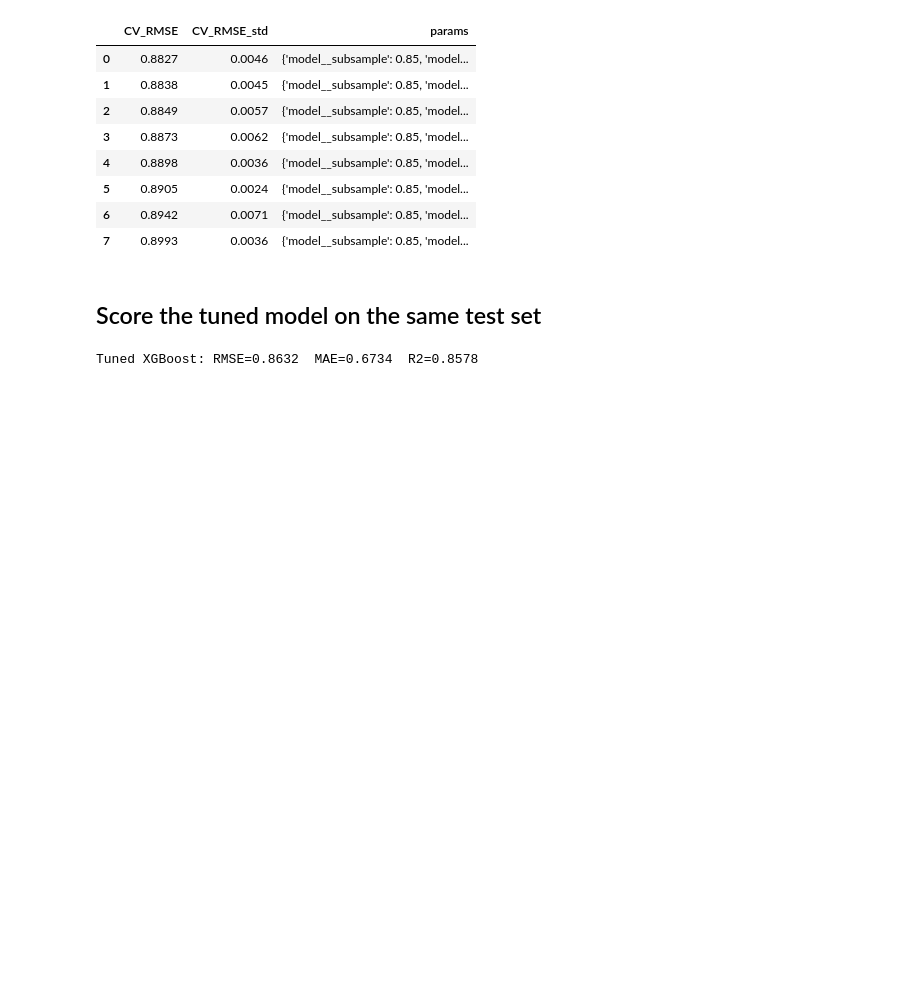
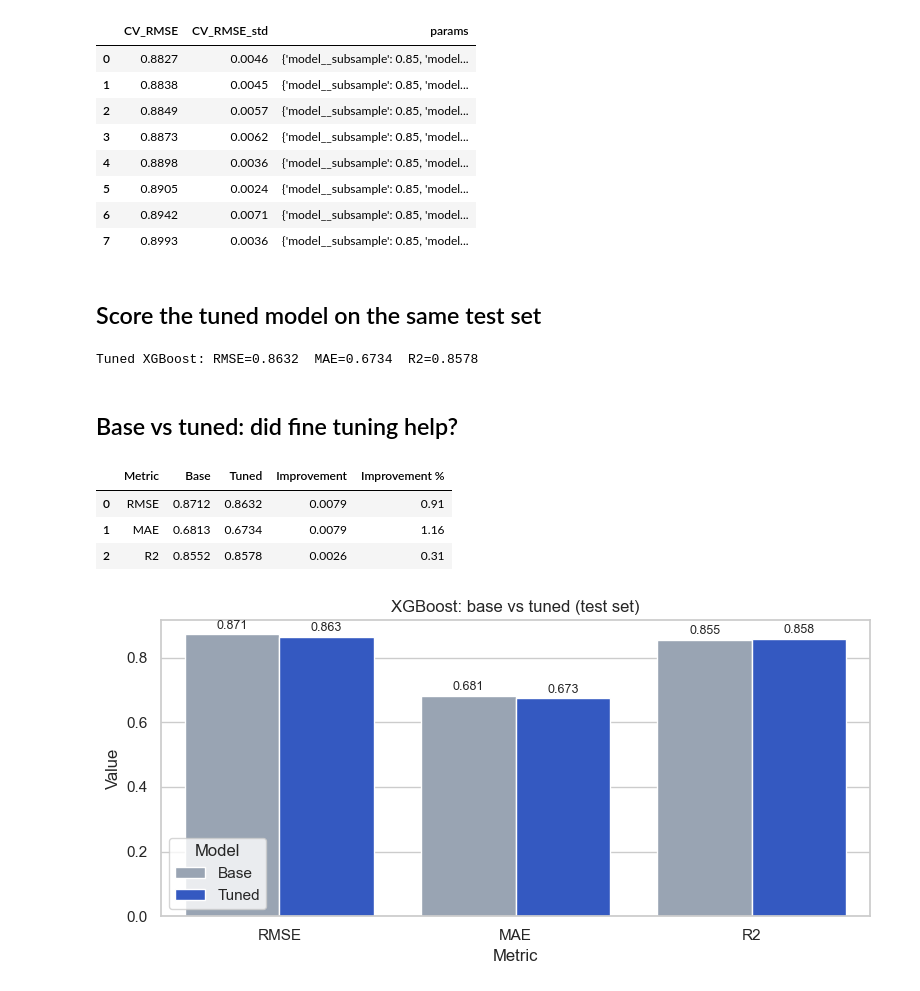
Before and after one commit to Mrnidhi/DATA245_Project, a Jupyter notebook: notebooks/04_fine_tuning.ipynb, the cells around one changed output. Cells and saved outputs as stored; diff of their text form; code cells hidden in the pictures; blank space fills up the shorter version.

Commit message:
feat(tune): base-vs-tuned comparison table and bar chart

```diff
--- a/notebooks/04_fine_tuning.ipynb
+++ b/notebooks/04_fine_tuning.ipynb
@@ -143,3 +143,40 @@ tuned_r2 = float(r2_score(y_test, tuned_pred))
 print(f'Tuned {best_name}: RMSE={tuned_rmse:.4f}  MAE={tuned_mae:.4f}  R2={tuned_r2:.4f}')
 # %% [output]
 Tuned XGBoost: RMSE=0.8632  MAE=0.6734  R2=0.8578
+# %% [markdown]
+## Base vs tuned: did fine tuning help?
+# %%
+comparison = pd.DataFrame({
+    'Metric': ['RMSE', 'MAE', 'R2'],
+    'Base': [round(base_rmse, 4), round(base_mae, 4), round(base_r2, 4)],
+    'Tuned': [round(tuned_rmse, 4), round(tuned_mae, 4), round(tuned_r2, 4)],
+})
+comparison['Improvement'] = [
+    round(base_rmse - tuned_rmse, 4),
+    round(base_mae - tuned_mae, 4),
+    round(tuned_r2 - base_r2, 4),
+]
+comparison['Improvement %'] = [
+    round((base_rmse - tuned_rmse) / base_rmse * 100, 2),
+    round((base_mae - tuned_mae) / base_mae * 100, 2),
+    round((tuned_r2 - base_r2) / abs(base_r2) * 100, 2),
+]
+comparison
+# %% [output]
+|  | Metric | Base | Tuned | Improvement | Improvement % |
+| 0 | RMSE | 0.8712 | 0.8632 | 0.0079 | 0.91 |
+| 1 | MAE | 0.6813 | 0.6734 | 0.0079 | 1.16 |
+| 2 | R2 | 0.8552 | 0.8578 | 0.0026 | 0.31 |
+# %%
+plot_df = comparison[['Metric', 'Base', 'Tuned']].melt(id_vars='Metric', var_name='Model', value_name='Value')
+fig, ax = plt.subplots(figsize=(8, 4))
+sns.barplot(data=plot_df, x='Metric', y='Value', hue='Model',
+            palette={'Base': '#94a3b8', 'Tuned': '#1d4ed8'}, ax=ax)
+ax.set_title(f'{best_name}: base vs tuned (test set)')
+for container in ax.containers:
+    ax.bar_label(container, fmt='%.3f', padding=2, fontsize=9)
+fig.tight_layout()
+fig.savefig(FIG_DIR / '08_base_vs_tuned.png', dpi=150, bbox_inches='tight')
+plt.show()
+# %% [output]
+[figure, added]
```
